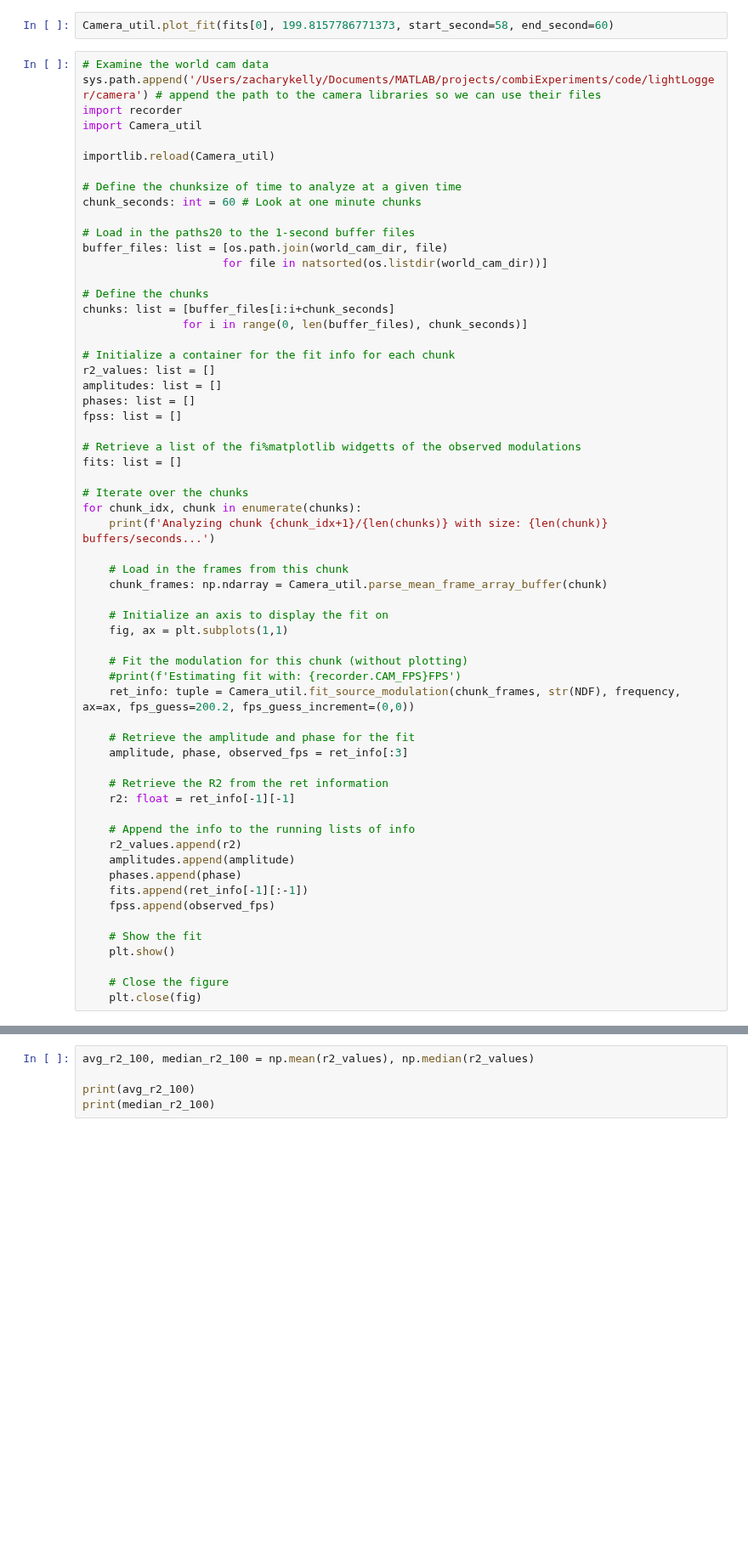
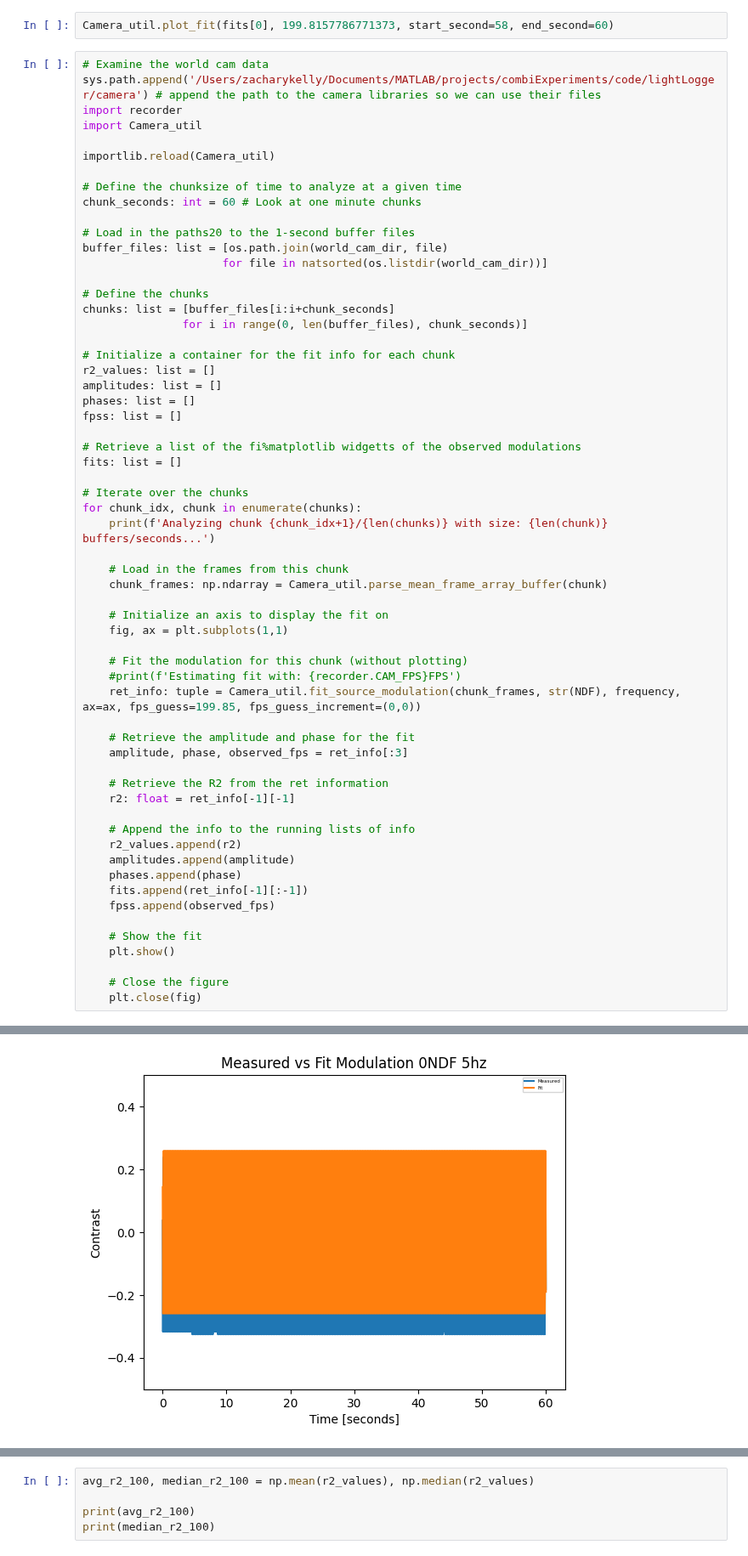
Before and after one commit to gkaguirrelab/combiExperiments, a Jupyter notebook: code/lightLogger/raspberry_pi_firmware/testing.ipynb, the cells around one changed output, grey strips where cells are left out. Shown at 85% size. Drawn from its saved outputs; the diff is of its cells as text; blank space fills up the shorter version.

```diff
--- a/code/lightLogger/raspberry_pi_firmware/testing.ipynb
+++ b/code/lightLogger/raspberry_pi_firmware/testing.ipynb
@@ -140,7 +173,7 @@ for chunk_idx, chunk in enumerate(chunks):
 
     # Fit the modulation for this chunk (without plotting)
     #print(f'Estimating fit with: {recorder.CAM_FPS}FPS')
-    ret_info: tuple = Camera_util.fit_source_modulation(chunk_frames, str(NDF), frequency, ax=ax, fps_guess=200.2, fps_guess_increment=(0,0))
+    ret_info: tuple = Camera_util.fit_source_modulation(chunk_frames, str(NDF), frequency, ax=ax, fps_guess=199.85, fps_guess_increment=(0,0))
 
     # Retrieve the amplitude and phase for the fit
     amplitude, phase, observed_fps = ret_info[:3]
@@ -164,0 +201 @@ FileNotFoundError: [Errno 2] No such file or directory: '/Volumes/EXTERNAL1/test
+[figure, added]
```
Also changed, not shown: parts of 10 cells of this notebook, 2 other files.
